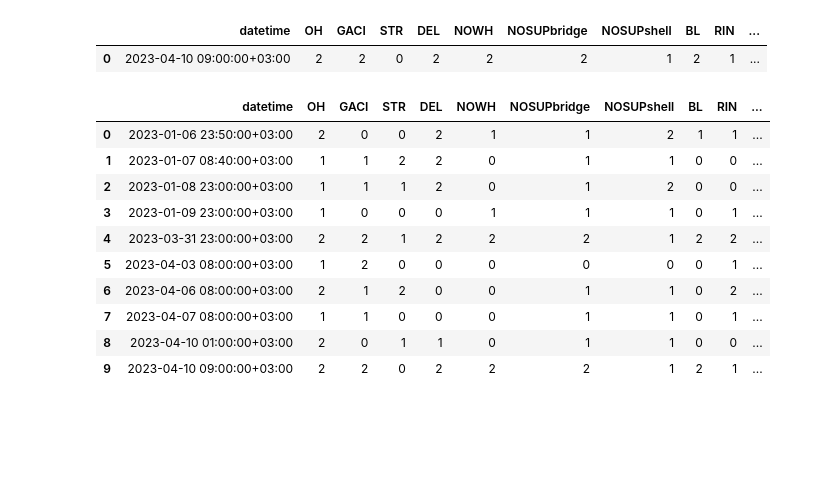
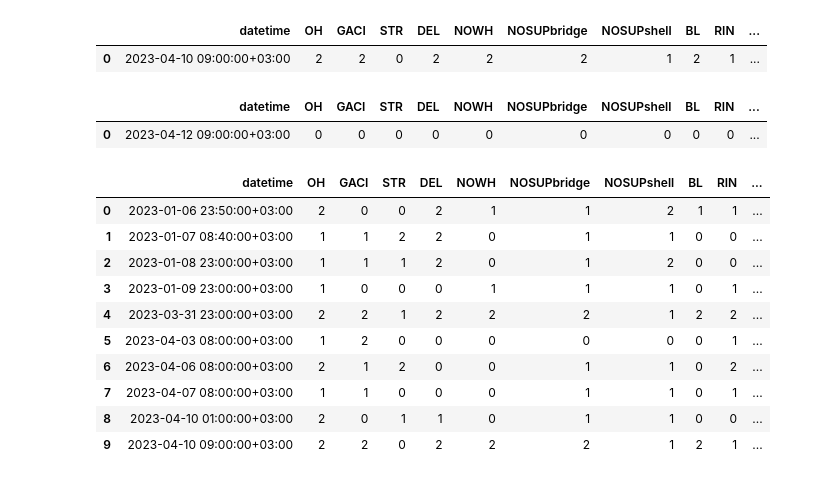
Before and after one commit to ksetdekov/optuna_4_prusa_slicer, a Jupyter notebook: optimization.ipynb, the cells around one changed output. Drawn from its saved outputs; the diff is of its cells as text; code cells hidden in the pictures; blank space fills up the shorter version.

```diff
--- a/optimization.ipynb
+++ b/optimization.ipynb
@@ -160,6 +160,18 @@ added9
 # %% [output]
 |  | datetime | OH | GACI | STR | DEL | NOWH | NOSUPbridge | NOSUPshell | BL | RIN | ... |
 | 0 | 2023-04-10 09:00:00+03:00 | 2 | 2 | 0 | 2 | 2 | 2 | 1 | 2 | 1 | ... |
+# %%
+added10 = pd.DataFrame({'datetime': pd.Timestamp('2023-04-12 09:00', tz='Europe/Moscow'),
+                       'OH': 0, 'GACI': 0, 'STR': 0, 'DEL': 0, 'NOWH': 0, 'NOSUPbridge': 0,
+                       'NOSUPshell': 0, 'BL': 0, 'RIN': 0}, index=[0])
+added10['AQI'] = added10[['OH', 'GACI', 'STR', 'DEL', 'NOWH', 'NOSUPbridge',
+                       'NOSUPshell', 'BL', 'RIN']].sum(axis=1)
+df_settings = pd.DataFrame({'first_layer_height': 0.11231922054202215, 'perimeters': 1, 'top_solid_layers': 3, 'bottom_solid_layers': 5, 'fuzzu_skin': 'off', 'fuzzu_skin_thickness': 0.054533787244688006, 'fill_pattern': 'Adaptive cubic', 'ironing': 'False', 'brim_width': 2, 'extrusion_default': 0.5461931978418108, 'firts_layer_extrusion_width': 1.1837447664071101, 'perimeter_extrusion_width': 0.35062602220699796, 'external_perimeter_extrusion_width': 0.5448218169371519, 'infill_extrusion_width': 0.4639108238815979, 'solid_infill_extrusion_width': 0.6316061815759493, 'top_infill_extrusion_width': 0.5004823229956704, 'bridge_flow_ratio': 0.9029838100533132, 'elephant_foot_compensation': 0.492724196255976, 'flow_multiplier': 1.0136742591121628, 'temperature': 200.19841755231724}, index=[0])
+added10 = added10.join(df_settings)
+added10
+# %% [output]
+|  | datetime | OH | GACI | STR | DEL | NOWH | NOSUPbridge | NOSUPshell | BL | RIN | ... |
+| 0 | 2023-04-12 09:00:00+03:00 | 0 | 0 | 0 | 0 | 0 | 0 | 0 | 0 | 0 | ... |
 # %%
 results = pd.concat([results,added, added2, added3, added4, added5, added6, added7, added8, added9], ignore_index=True)
 results
```
Also changed, not shown: parts of 2 cells of this notebook, 1 other file.
